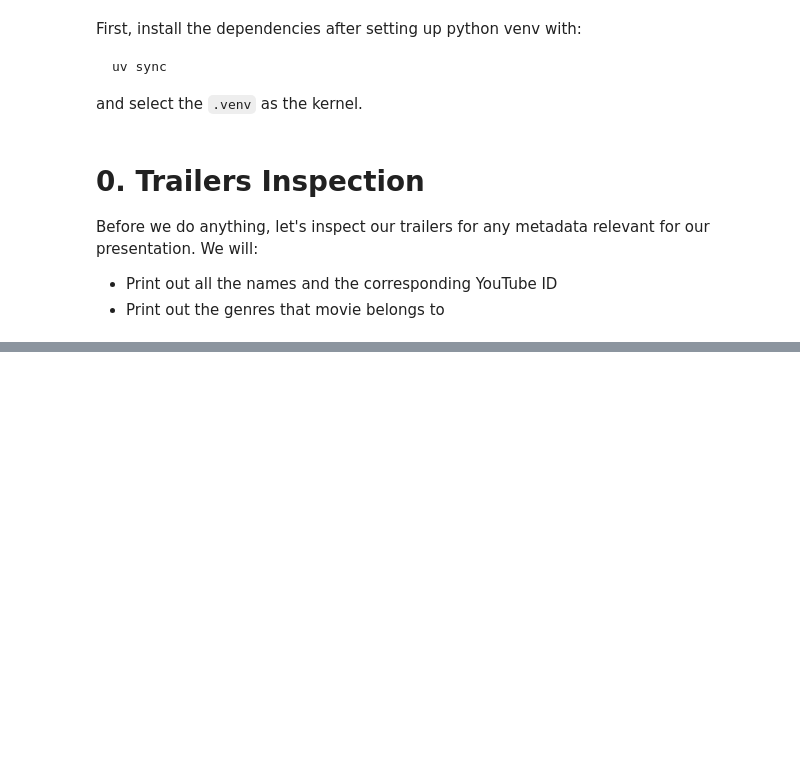
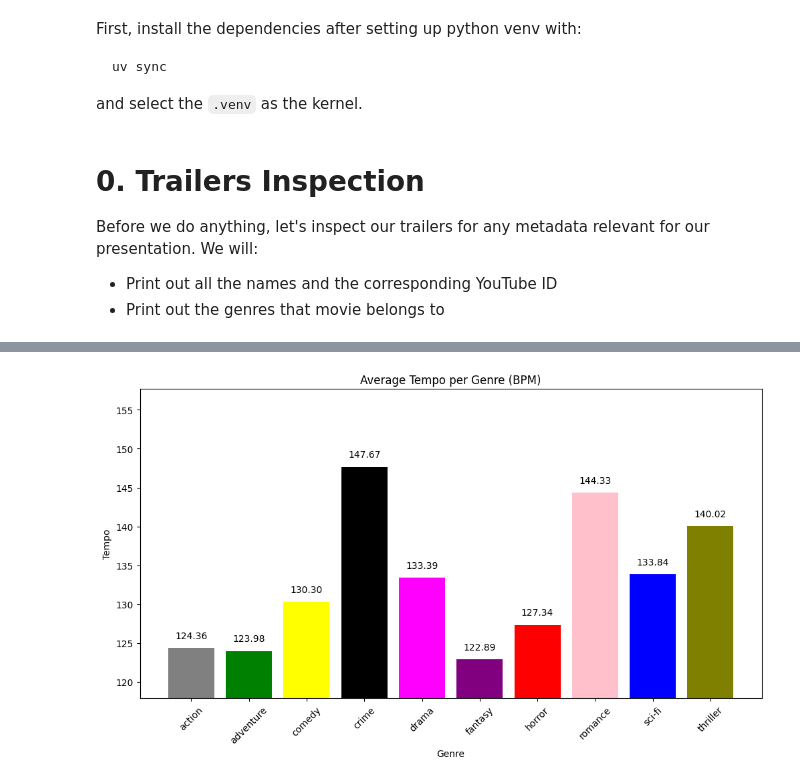
Before and after one commit to danit-niwattananan-personal/tum_nlp-projektwoche, a Jupyter notebook: audio_playground.ipynb, the cells around one changed output, grey strips where cells are left out. Cells and saved outputs as stored; diff of their text form; code cells hidden in the pictures; blank space fills up the shorter version.

Commit message:
Implement audio feature extraction and analysis across genre

```diff
--- a/audio_playground.ipynb
+++ b/audio_playground.ipynb
@@ -142,0 +368,9 @@ fantasy       3
+# %%
+# First we split genres into list
+# import pandas as pd
+# df = pd.read_csv('data/audio_features.csv')
+df['genre_list'] = df['genres'].apply(lambda x: [g.strip() for g in x.split(',')])
+
+# Explode so each genre gets its own row. This is easier to be averaged based on genres later.
+df_exploded = df.explode('genre_list')
+df_exploded
@@ -142,0 +391,8 @@ fantasy       3
+# %%
+# Select feature columns (exclude filename, genres, genre_list)
+feature_cols = [col for col in df.columns if col not in ['filename', 'genres', 'genre_list']]
+
+# Group by genre and calculate mean
+df_avg = df_exploded.groupby('genre_list')[feature_cols].mean().reset_index()
+
+df_avg
@@ -142,0 +415,66 @@ fantasy       3
+# %%
+import matplotlib.pyplot as plt
+
+result_dir = os.path.join('data', 'results')
+os.makedirs(result_dir, exist_ok=True)
+
+x = df_avg['genre_list'].astype(str).apply(lambda v: v if isinstance(v, str) else str(v))
+y_tempo = df_avg['tempo'].apply(lambda v: v.item() if hasattr(v, "item") else v)
+y_zcr = df_avg['zcr'].apply(lambda v: v.item() if hasattr(v, "item") else v)
+y_rms = df_avg['rms'].apply(lambda v: v.item() if hasattr(v, "item") else v)
+y_spectral_centroid = df_avg['spectral_centroid'].apply(lambda v: v.item() if hasattr(v, "item") else v)
+bar_colors = ['gray', 'green', 'yellow', 'black', 'magenta', 'purple', 'red', 'pink', 'blue', 'olive']
+
+# Tempo
+plt.figure(figsize=(12,6))
+plt.bar(x, y_tempo, color=bar_colors)
+for i, v in enumerate(y_tempo):
+    plt.text(i, v + 1, f"{v:.2f}", ha='center', va='bottom', fontsize=10)
+plt.ylim(min(y_tempo) - 5, max(y_tempo) + 10)
+plt.xticks(rotation=45)
+plt.title('Average Tempo per Genre (BPM)')
+plt.xlabel('Genre')
+plt.ylabel('Tempo')
+plt.show()
+
+# ZCR
+offset_zcr = (max(y_zcr) - min(y_zcr)) * 0.02
+plt.figure(figsize=(12,6))
+plt.bar(x, y_zcr, color=bar_colors)
+for i, v in enumerate(y_zcr):
+    plt.text(i, v + offset_zcr, f"{v:.4f}", ha='center', va='bottom', fontsize=10)
+plt.ylim(min(y_zcr) - 0.02, max(y_zcr) + 0.01)
+
+plt.xticks(rotation=45)
+plt.title('Average Zero Crossing Rate per Genre (%)')
+plt.xlabel('Genre')
+plt.ylabel('Zero Crossing Rate (%)')
+plt.show()
+
+
+# RMS
+offset_rms = (max(y_rms) - min(y_rms)) * 0.02
+plt.figure(figsize=(12,6))
+plt.bar(x, y_rms, color=bar_colors)
+for i, v in enumerate(y_rms):
+    plt.text(i, v + offset_rms, f"{v:.4f}", ha='center', va='bottom', fontsize=10)
+# plt.ylim(min(y_rms) - 0.01, max(y_rms) + 0.01)
+plt.xticks(rotation=45)
+plt.title('Average Loudness (RMS Energy) per Genre')
+plt.xlabel('Genre')
+plt.ylabel('RMS')
+plt.show()
+
+# Spectral Centroid
+plt.figure(figsize=(12,6))
+plt.bar(x, y_spectral_centroid, color=bar_colors)
+for i, v in enumerate(y_spectral_centroid):
+    plt.text(i, v + 1, f"{v:.2f}", ha='center', va='bottom', fontsize=10)
+plt.ylim(min(y_spectral_centroid) - 5, max(y_spectral_centroid) + 10)
+plt.xticks(rotation=45)
+plt.title('Average Spectral Centroid per Genre (Hz)')
+plt.xlabel('Genre')
+plt.ylabel('Spectral Centroid')
+plt.show()
+# %% [output]
+[figure, added]
```
Also changed, not shown: parts of 11 cells of this notebook.
